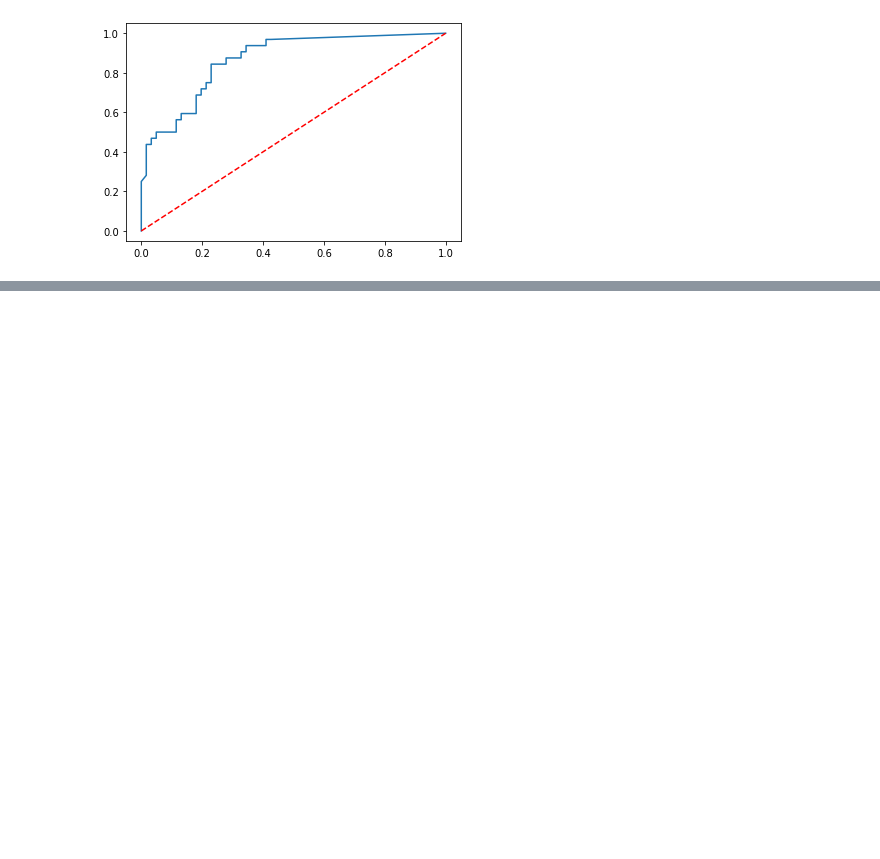
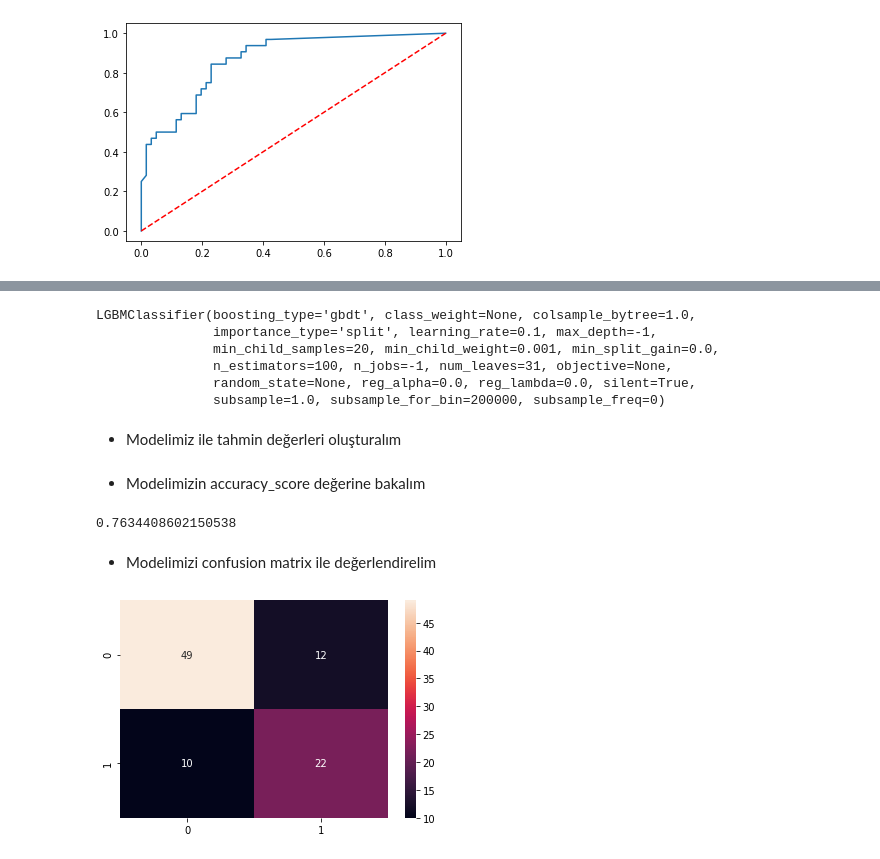
Before and after one commit to TheKoray/KNN-Tree-Ensemble-Algorithms, a Jupyter notebook: Biomechanical.ipynb, the cells around one changed output, grey strips where cells are left out. Drawn from its saved outputs; the diff is of its cells as text; code cells hidden in the pictures; blank space fills up the shorter version.

```diff
--- a/Biomechanical.ipynb
+++ b/Biomechanical.ipynb
@@ -1413,0 +1417,35 @@ plt.plot([0,1],[0,1],'r--');
+# %%
+from lightgbm import LGBMClassifier
+
+lgbm_model = LGBMClassifier()
+# %%
+lgbm_model.fit(x_train,y_train)
+# %% [output]
+LGBMClassifier(boosting_type='gbdt', class_weight=None, colsample_bytree=1.0,
+               importance_type='split', learning_rate=0.1, max_depth=-1,
+               min_child_samples=20, min_child_weight=0.001, min_split_gain=0.0,
+               n_estimators=100, n_jobs=-1, num_leaves=31, objective=None,
+               random_state=None, reg_alpha=0.0, reg_lambda=0.0, silent=True,
+               subsample=1.0, subsample_for_bin=200000, subsample_freq=0)
+# %% [markdown]
+- Modelimiz ile tahmin değerleri oluşturalım
+# %%
+y_pred = lgbm_model.predict(x_test)
+# %% [markdown]
+- Modelimizin accuracy_score değerine bakalım
+# %%
+from sklearn.metrics import accuracy_score
+
+accuracy_score(y_test,y_pred)
+# %% [output]
+0.7634408602150538
+# %% [markdown]
+- Modelimizi confusion matrix ile değerlendirelim
+# %%
+from sklearn.metrics import confusion_matrix
+import seaborn as sns
+
+cm = confusion_matrix(y_test,y_pred)
+sns.heatmap(cm,annot=True);
+# %% [output]
+[figure, added]
```
Also changed, not shown: parts of 27 cells of this notebook.
